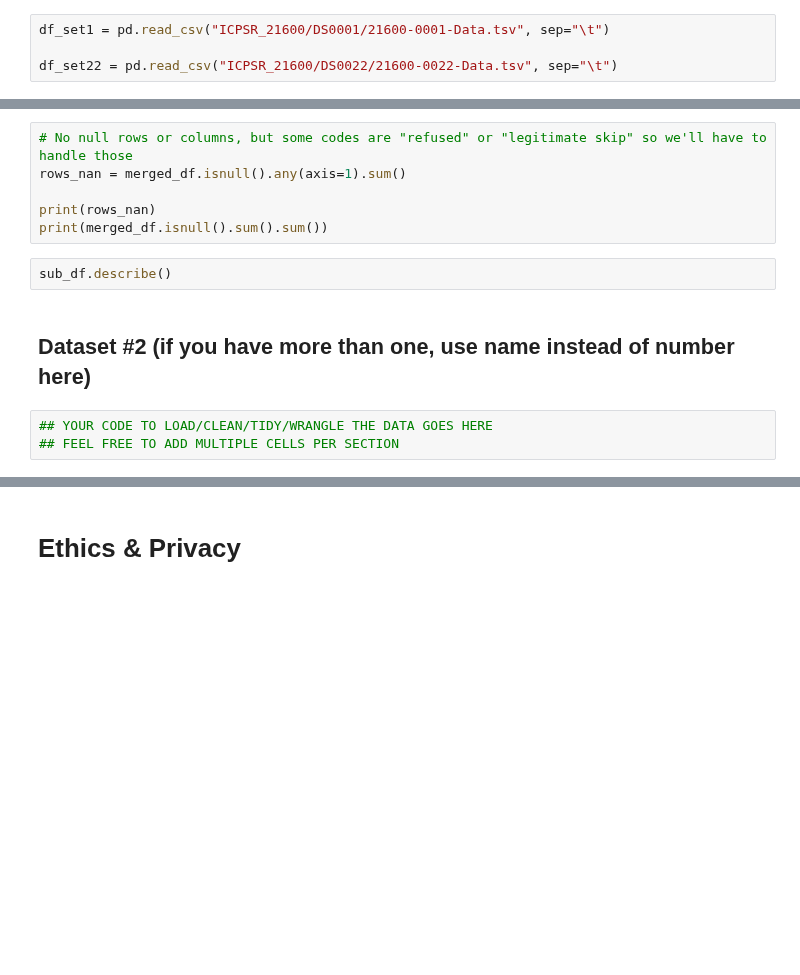
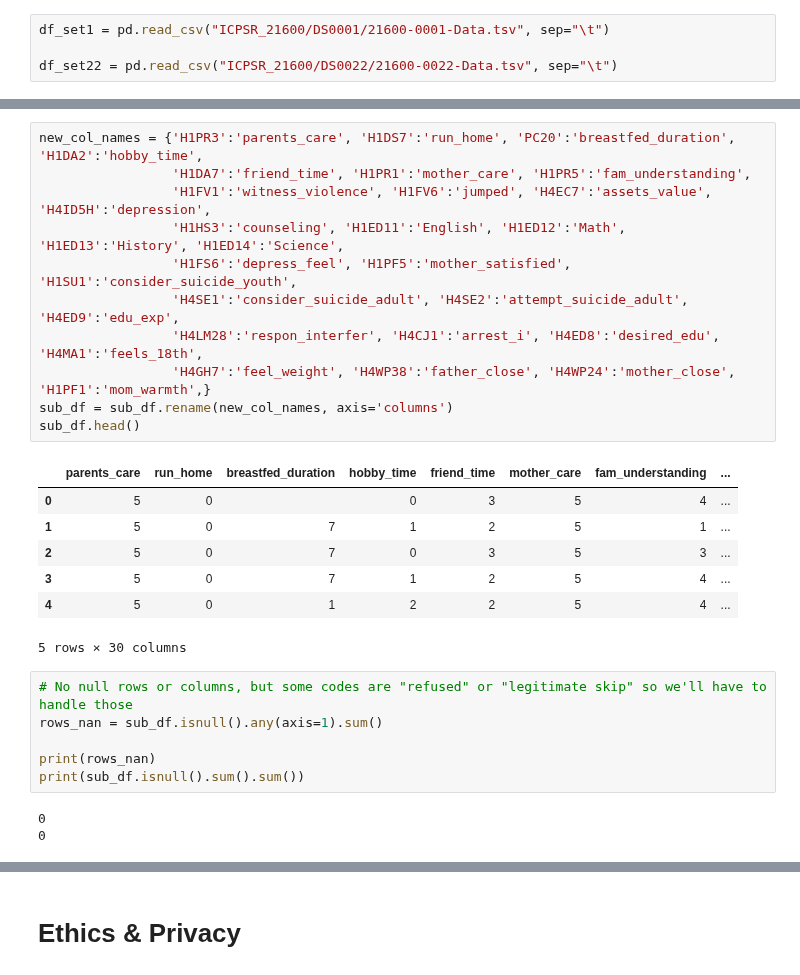
Before and after one commit to alyssaqle/COGS-108---Longitudinal-Mental-Health-Analysis, a Jupyter notebook: DataCheckpoint_Group055_SP25.ipynb, the cells around one changed output, grey strips where cells are left out. Saved outputs shown, nothing was run; the diff lists cells and outputs as text; blank space fills up the shorter version.

```diff
--- a/DataCheckpoint_Group055_SP25.ipynb
+++ b/DataCheckpoint_Group055_SP25.ipynb
@@ -105,13 +125,28 @@ sub_df.head()
+# %%
+new_col_names = {'H1PR3':'parents_care', 'H1DS7':'run_home', 'PC20':'breastfed_duration', 'H1DA2':'hobby_time',
+                 'H1DA7':'friend_time', 'H1PR1':'mother_care', 'H1PR5':'fam_understanding',
+                 'H1FV1':'witness_violence', 'H1FV6':'jumped', 'H4EC7':'assets_value', 'H4ID5H':'depression',
+                 'H1HS3':'counseling', 'H1ED11':'English', 'H1ED12':'Math', 'H1ED13':'History', 'H1ED14':'Science',
+                 'H1FS6':'depress_feel', 'H1PF5':'mother_satisfied', 'H1SU1':'consider_suicide_youth',
+                 'H4SE1':'consider_suicide_adult', 'H4SE2':'attempt_suicide_adult', 'H4ED9':'edu_exp',
+                 'H4LM28':'respon_interfer', 'H4CJ1':'arrest_i', 'H4ED8':'desired_edu', 'H4MA1':'feels_18th',
+                 'H4GH7':'feel_weight', 'H4WP38':'father_close', 'H4WP24':'mother_close', 'H1PF1':'mom_warmth',}
+sub_df = sub_df.rename(new_col_names, axis='columns')
+sub_df.head()
+# %% [output]
+|  | parents_care | run_home | breastfed_duration | hobby_time | friend_time | mother_care | fam_understanding | ... |
+| 0 | 5 | 0 |  | 0 | 3 | 5 | 4 | ... |
+| 1 | 5 | 0 | 7 | 1 | 2 | 5 | 1 | ... |
+| 2 | 5 | 0 | 7 | 0 | 3 | 5 | 3 | ... |
+| 3 | 5 | 0 | 7 | 1 | 2 | 5 | 4 | ... |
+| 4 | 5 | 0 | 1 | 2 | 2 | 5 | 4 | ... |
+5 rows × 30 columns
 # %%
 # No null rows or columns, but some codes are "refused" or "legitimate skip" so we'll have to handle those
-rows_nan = merged_df.isnull().any(axis=1).sum()
+rows_nan = sub_df.isnull().any(axis=1).sum()
 
 print(rows_nan)
-print(merged_df.isnull().sum().sum())
+print(sub_df.isnull().sum().sum())
+# %% [output]
+0
+0
-# %%
-sub_df.describe()
-# %% [markdown]
-## Dataset #2 (if you have more than one, use name instead of number here)
-# %%
-## YOUR CODE TO LOAD/CLEAN/TIDY/WRANGLE THE DATA GOES HERE
-## FEEL FREE TO ADD MULTIPLE CELLS PER SECTION
```
Also changed, not shown: parts of 6 cells of this notebook.
